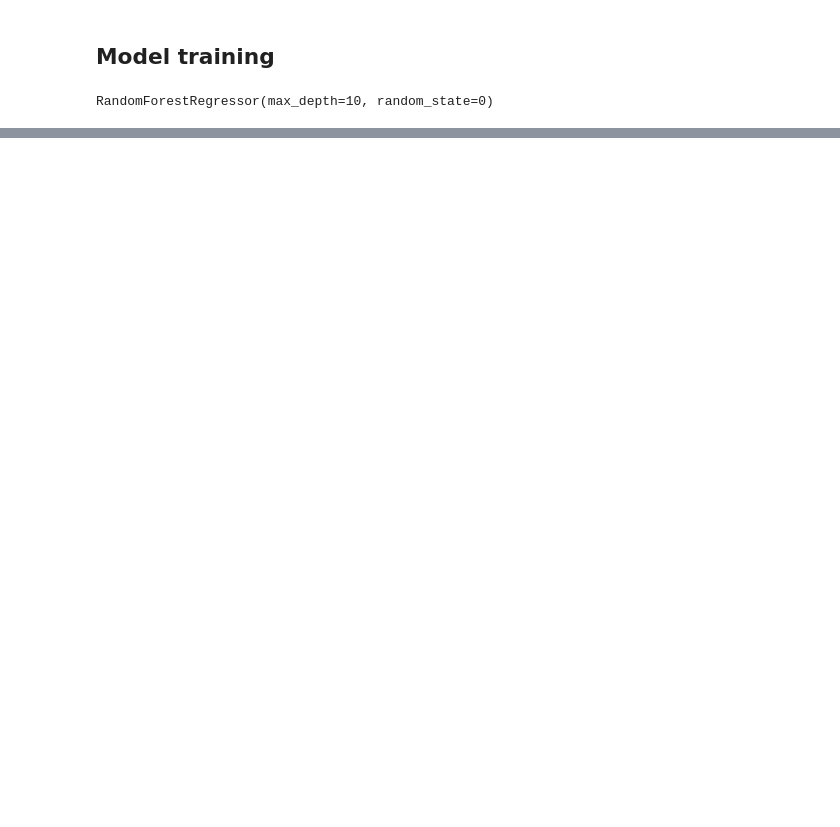
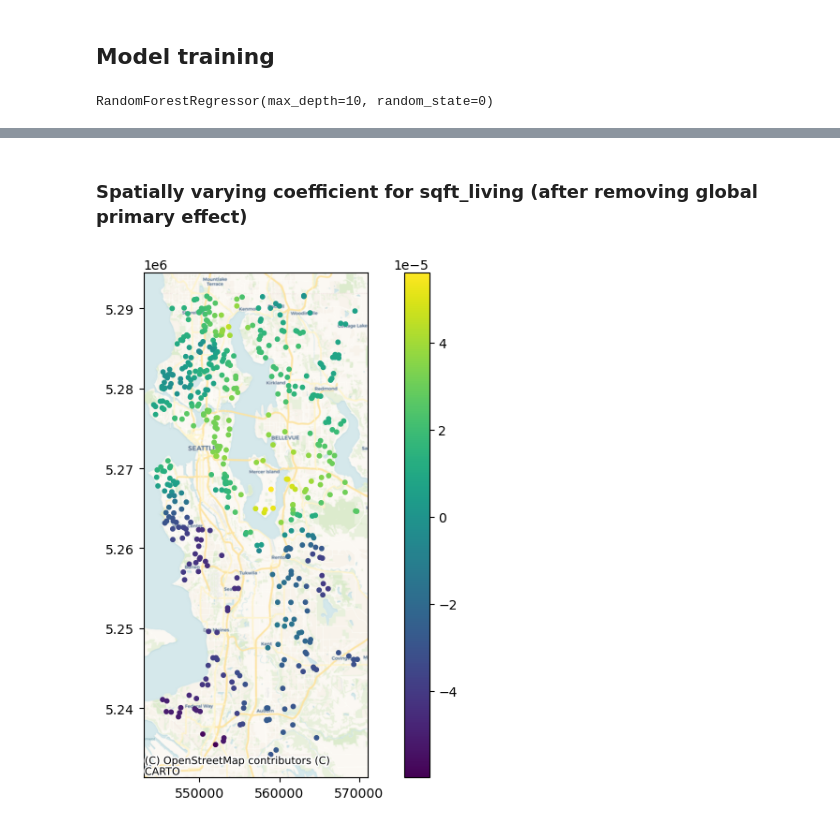
Before and after one commit to Ziqi-Li/geoshapley, a Jupyter notebook: notebooks/Seattle house price example.ipynb, the cells around one changed output, grey strips where cells are left out. Saved outputs shown, nothing was run; the diff lists cells and outputs as text; code cells hidden in the pictures; blank space fills up the shorter version.

```diff
--- a/notebooks/Seattle house price example.ipynb
+++ b/notebooks/Seattle house price example.ipynb
@@ -82,0 +92,4 @@ rslt.partial_dependence_plots(figsize=(15,6),max_cols=4,gam_curve=True)
+# %%
+coords = data[['UTM_X','UTM_Y']].values
+# %%
+svc = rslt.get_svc(col = [0,1,2,3,4,5,6,7], coef_type="gwr", include_primary=False, coords=coords)
@@ -82,0 +109,11 @@ rslt.partial_dependence_plots(figsize=(15,6),max_cols=4,gam_curve=True)
+# %% [markdown]
+### Spatially varying coefficient for sqft_living (after removing global primary effect)
+# %%
+fig, ax = plt.subplots(1, 1,figsize=(10,7),dpi=100)
+
+data.plot(ax=ax,column=svc[:,1],
+                  s=10,figsize=(10,10),legend=True)
+
+cx.add_basemap(ax, source=cx.providers.CartoDB.Voyager, crs=data.crs,zoom=11)
+# %% [output]
+[figure, added]
```
Also changed, not shown: parts of 11 cells of this notebook.
